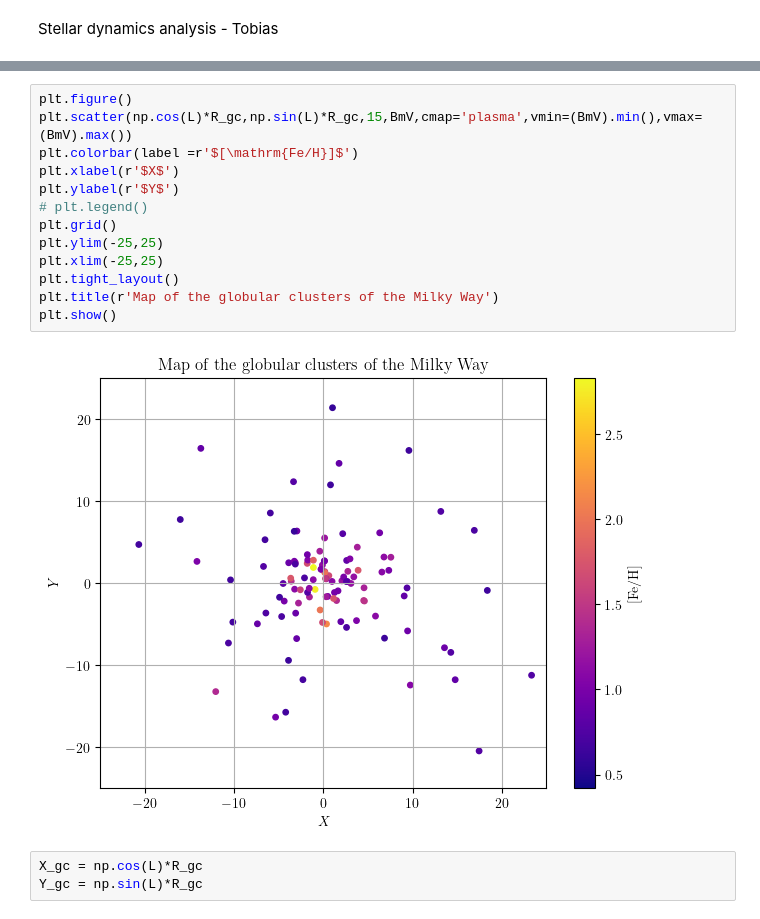
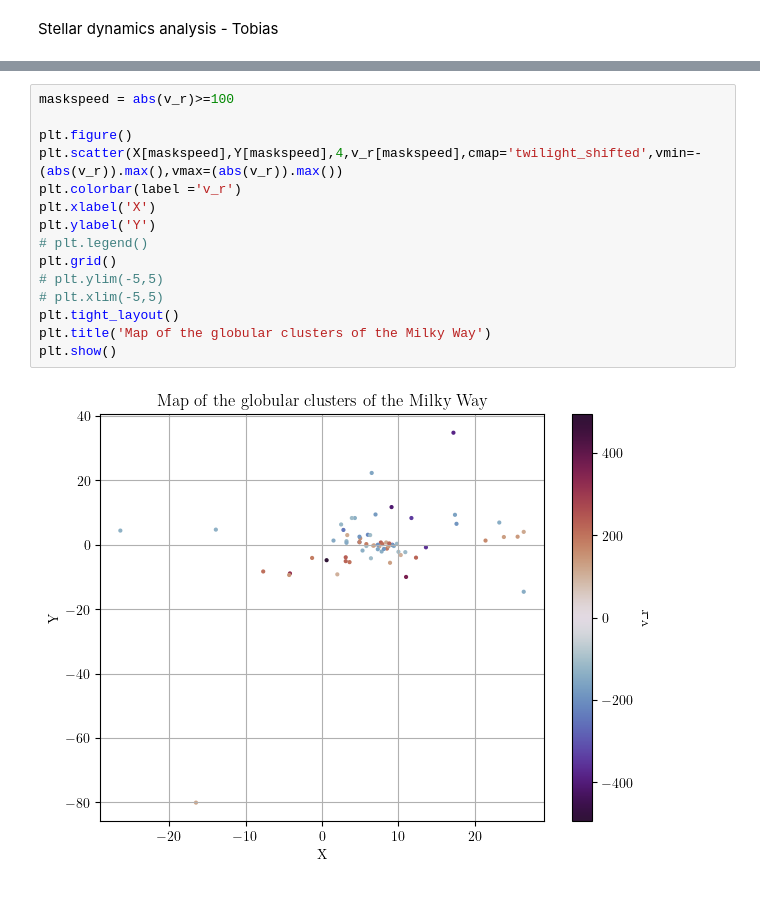
Before and after one commit to eddikebrygger/PHYS3116---Project, a Jupyter notebook: Main_file.ipynb, the cells around one changed output, grey strips where cells are left out. Cells and saved outputs as stored; diff of their text form.

```diff
--- a/Main_file.ipynb
+++ b/Main_file.ipynb
@@ -121,18 +138,17 @@ RuntimeError: Failed to process string with tex because latex could not be found
 # %%
+maskspeed = abs(v_r)>=100
+
 plt.figure()
-plt.scatter(np.cos(L)*R_gc,np.sin(L)*R_gc,15,BmV,cmap='plasma',vmin=(BmV).min(),vmax=(BmV).max())
-plt.colorbar(label =r'$[\mathrm{Fe/H}]$')
-plt.xlabel(r'$X$')
-plt.ylabel(r'$Y$')
+plt.scatter(X[maskspeed],Y[maskspeed],4,v_r[maskspeed],cmap='twilight_shifted',vmin=-(abs(v_r)).max(),vmax=(abs(v_r)).max())
+plt.colorbar(label ='v_r')
+plt.xlabel('X')
+plt.ylabel('Y')
 # plt.legend()
 plt.grid()
-plt.ylim(-25,25)
-plt.xlim(-25,25)
+# plt.ylim(-5,5)
+# plt.xlim(-5,5)
 plt.tight_layout()
-plt.title(r'Map of the globular clusters of the Milky Way')
+plt.title('Map of the globular clusters of the Milky Way')
 plt.show()
 # %% [output]
-[figure, old version]
+[figure, new version]
-# %%
-X_gc = np.cos(L)*R_gc
-Y_gc = np.sin(L)*R_gc
```
Also changed, not shown: parts of 14 cells of this notebook.
